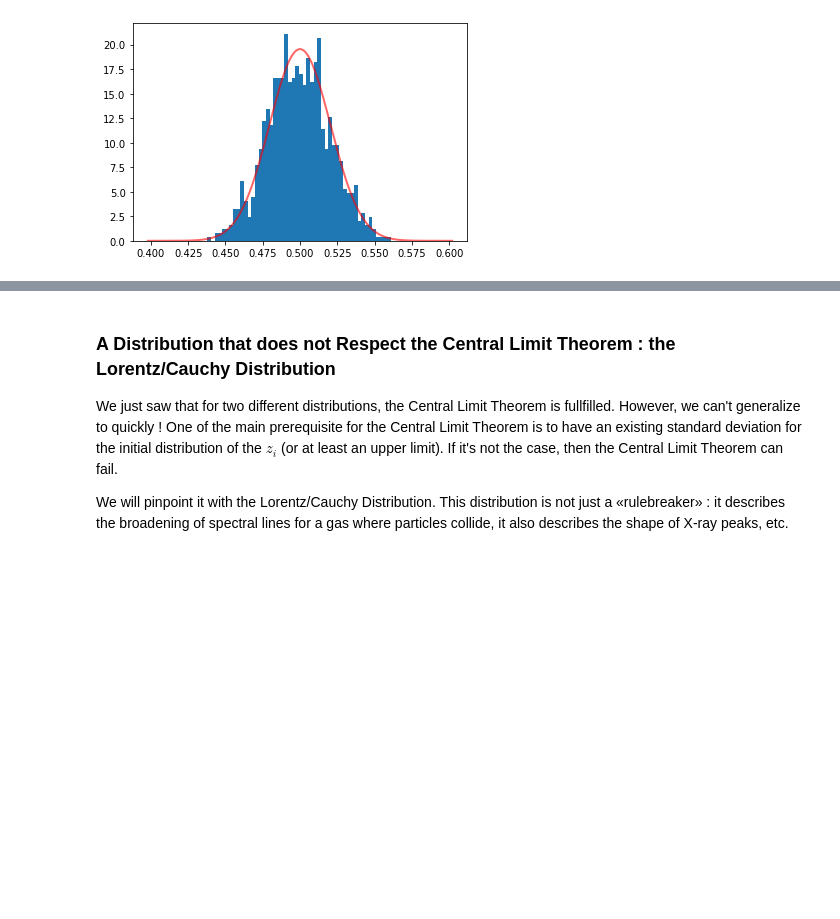
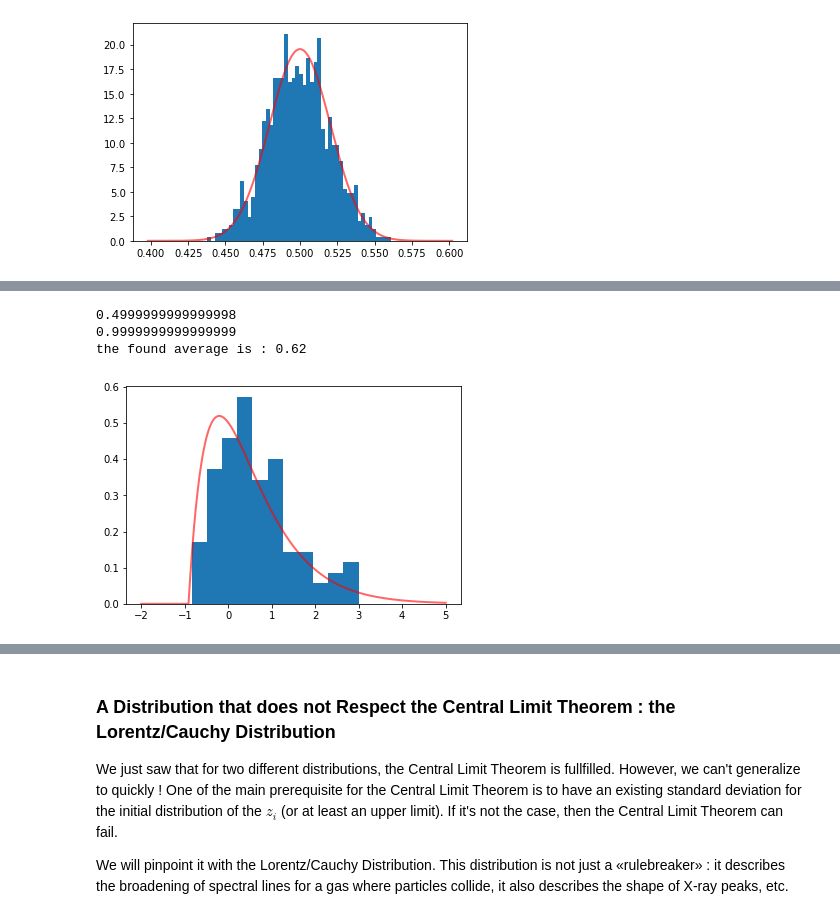
Before and after one commit to MartinVerot/IncertitudeMonteCarlo, a Jupyter notebook: test-theoreme-central-limite-en.ipynb, the cells around one changed output, grey strips where cells are left out. Cells and saved outputs as stored; diff of their text form; code cells hidden in the pictures; blank space fills up the shorter version.

```diff
--- a/test-theoreme-central-limite-en.ipynb
+++ b/test-theoreme-central-limite-en.ipynb
@@ -350,0 +365,17 @@ theoretical average: 0.500 variance : 0.000 standard deviation : 0.020
+# %%
+from scipy.stats import gamma
+n=100
+p=1000
+first_draw = gamma.rvs(2,loc=0.5-np.sqrt(2),scale=1/np.sqrt(2), size=n)
+plt.hist(first_draw,bins=n//10+1,density=True)
+#plotting the theoretical distribution
+xs = np.linspace(-2,5,1000)
+plt.plot(xs, gamma.pdf(xs,2,loc=0.5-np.sqrt(2),scale=1/np.sqrt(2)),'r-', lw=2, alpha=0.6)
+
+z0 = np.average(first_draw)
+print('the found average is : {:.2f}'.format(z0))
+# %% [output]
+0.4999999999999998
+0.9999999999999999
+the found average is : 0.62
+[figure, added]
```
Also changed, not shown: parts of 7 cells of this notebook, 1 other file.
